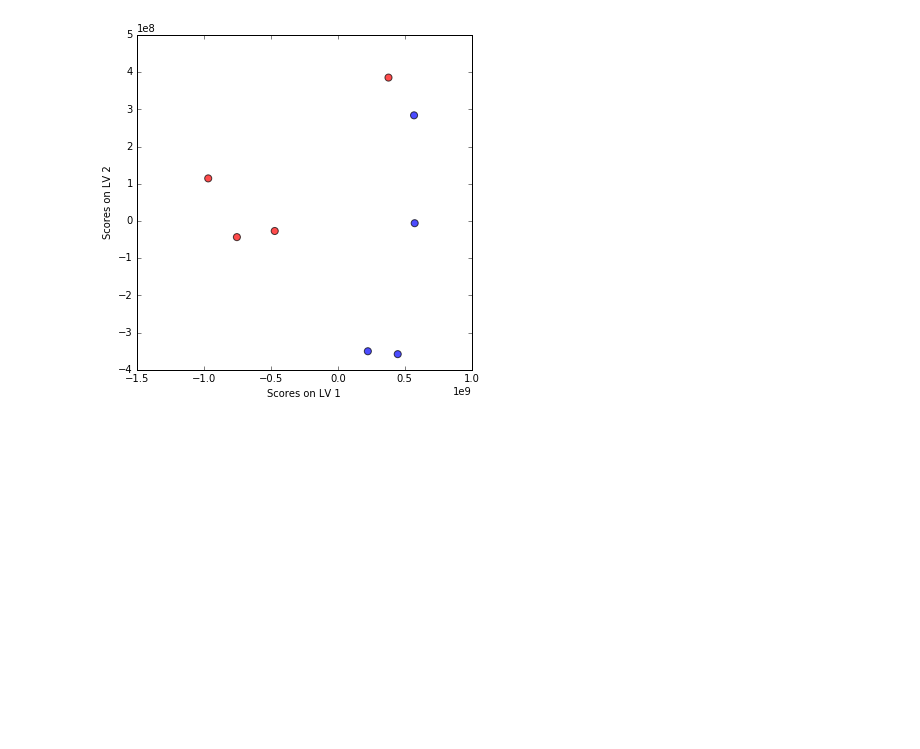
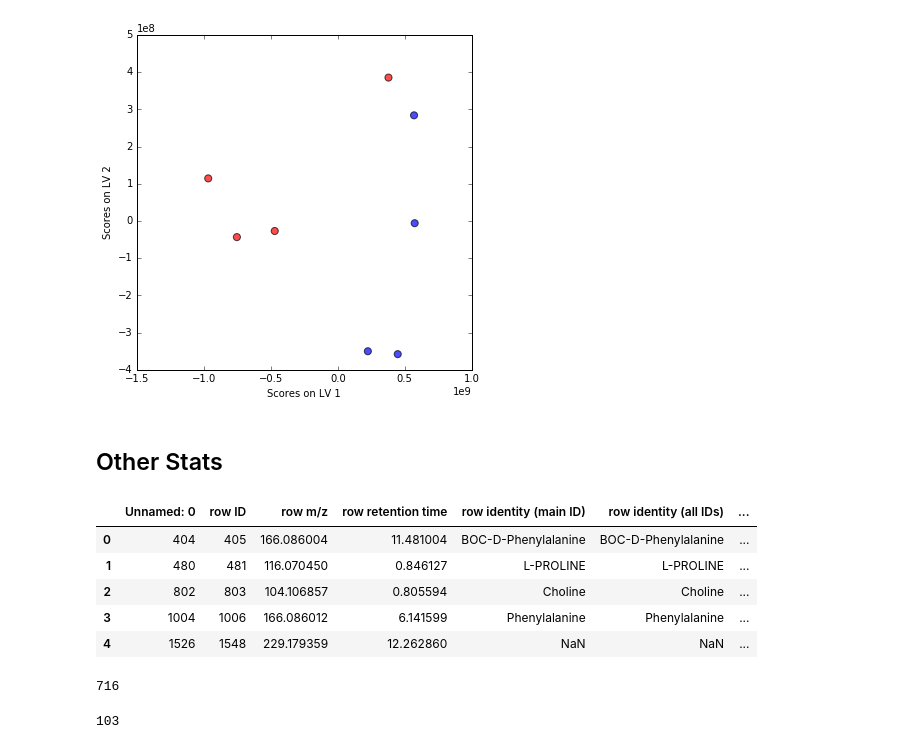
Before and after one commit to lemaslab/rump, a Jupyter notebook: nbs/blank_subtraction.ipynb, the cells around one changed output. Drawn from its saved outputs; the diff is of its cells as text; code cells hidden in the pictures; blank space fills up the shorter version.

```diff
--- a/nbs/blank_subtraction.ipynb
+++ b/nbs/blank_subtraction.ipynb
@@ -37,10 +37,10 @@ pd.isnull(data["row identity"].iloc[3])
 False
 # %%
 def add_label(row):
-    if pd.isnull(row["row identity"]):
+    if pd.isnull(row["row identity (main ID)"]):
         return str(round(row["row m/z"],2)) + "/" + str(round(row["row retention time"], 2))
     else:
-        return row["row identity"]
+        return row["row identity (main ID)"]
 # %%
 data['label'] = data.apply(lambda row: add_label(row), axis = 1)
 # %%
@@ -428,3 +428,18 @@ ax.set_ylabel('Scores on LV 2')
 # %% [output]
 <matplotlib.text.Text at 0x...>
 [figure]
+# %% [markdown]
+## Other Stats
+# %%
+data.head()
+# %% [output]
+|  | Unnamed: 0 | row ID | row m/z | row retention time | row identity (main ID) | row identity (all IDs) | ... |
+| 0 | 404 | 405 | 166.086004 | 11.481004 | BOC-D-Phenylalanine | BOC-D-Phenylalanine | ... |
+| 1 | 480 | 481 | 116.070450 | 0.846127 | L-PROLINE | L-PROLINE | ... |
+| 2 | 802 | 803 | 104.106857 | 0.805594 | Choline | Choline | ... |
+| 3 | 1004 | 1006 | 166.086012 | 6.141599 | Phenylalanine | Phenylalanine | ... |
+| 4 | 1526 | 1548 | 229.179359 | 12.262860 | NaN | NaN | ... |
+# %%
+len(data)
+# %% [output]
+716
@@ -430,0 +450,4 @@ ax.set_ylabel('Scores on LV 2')
+# %%
+len(set(metabolites))
+# %% [output]
+103
```
Also changed, not shown: parts of 11 cells of this notebook, 7 other files.
